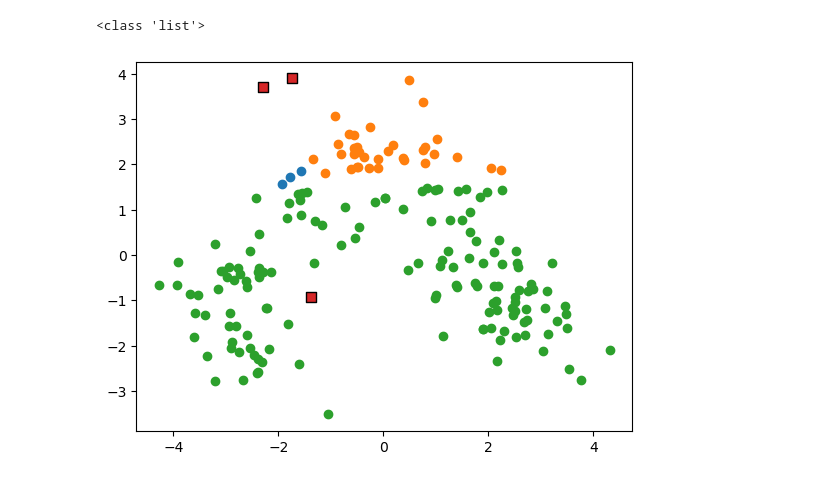
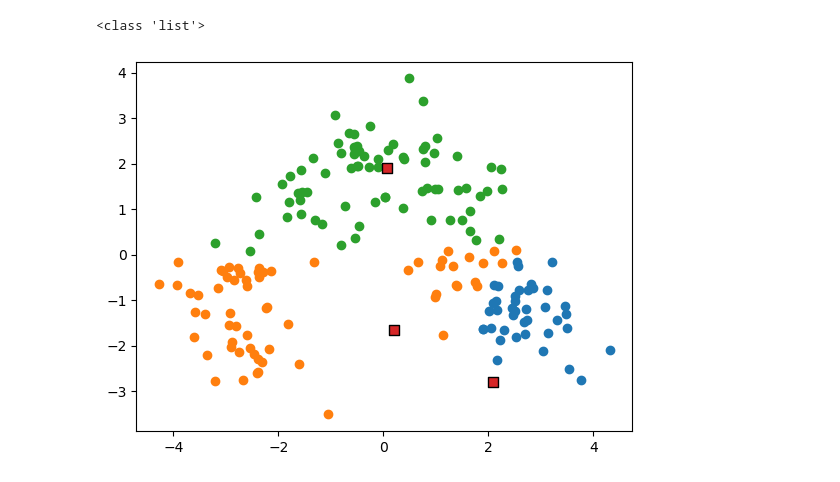
Before and after one commit to Stickkan/Lab-3, a Jupyter notebook: labb3.ipynb, the cells around one changed output. Cells and saved outputs as stored; diff of their text form; code cells hidden in the pictures.

```diff
--- a/labb3.ipynb
+++ b/labb3.ipynb
@@ -154,8 +154,14 @@ def point_clustering(data, centers, dims, centroids, num_dims):
 
     return zero_list, one_list, two_list
 
-def mean_center(data, center, dims):
-    return new_centers
+def new_centroids(centroid_lists, dims, k):
+
+    new_centroids = [[] for x in range(0,k)] #0 for x in range(0,k)
+    for i in range(0,k):
+        new_centroids[i] = sum(centroid_lists[i])
+        new_centroids[i] = np.divide(new_centroids[i], len(centroid_lists[i]))
+
+    return new_centroids
 # %%
 num_dims = 2
 num_centroids = 3
@@ -207,31 +213,105 @@ for i in range(len(one_list)):
 
 one_list_y_values = []
 for i in range(len(one_list)):
     one_list_y_values.append(one_list[i][1])
 
 two_list_x_values = []
 for i in range(len(two_list)):
     two_list_x_values.append(two_list[i][0])
 
 two_list_y_values = []
 for i in range(len(two_list)):
     two_list_y_values.append(two_list[i][1])
 
 plt.scatter(x = zero_list_x_values, y = zero_list_y_values)
 
 plt.scatter(x = one_list_x_values, y = one_list_y_values)
 
 plt.scatter(x = two_list_x_values, y = two_list_y_values)
 
 plt.scatter(x =[centroids[0][0], centroids[1][0], centroids[2][0]],y =[centroids[0][1], centroids[1][1], centroids[2][1]], marker = "s", edgecolor = "black", s = 50)
 
 """plt.scatter(zero_list)
 plt.scatter(one_list)
 plt.scatter(two_list)"""
 plt.show()
 
+print(centroids)
+
+centroid_lists = [zero_list, one_list,two_list]
+print(len(centroid_lists))
+print(len(zero_list))
+print(len(one_list))
+print(len(two_list))
+
+new_centroids = new_centroids(centroid_lists, num_dims, num_centroids)
+
+
+plt.scatter(x = zero_list_x_values, y = zero_list_y_values)
+
+plt.scatter(x = one_list_x_values, y = one_list_y_values)
+
+plt.scatter(x = two_list_x_values, y = two_list_y_values)
+
+plt.scatter(x =[new_centroids[0][0], new_centroids[1][0], new_centroids[2][0]],y =[new_centroids[0][1], new_centroids[1][1], new_centroids[2][1]], marker = "s", edgecolor = "black", s = 50)
+
+plt.show()
+
+zero_list = []
+two_list = []
+one_list = []
+
+for point in range(0, len(pca_data)):
+    distance, index= smallest_centroid_distance(pca_data.astype(float).iloc[point,0:num_dims].T, new_centroids, num_dims)
+
+    #print(index)
+    #print("point" + str(point))
+    if index == 0:
+        zero_list.append(pca_data.astype(float).iloc[point,0:num_dims].T)
+    elif index == 1:
+        one_list.append(pca_data.astype(float).iloc[point,0:num_dims].T)
+    elif index ==2:
+        two_list.append(pca_data.astype(float).iloc[point,0:num_dims].T)
+
+
+
+zero_list_x_values = []
+for i in range(len(zero_list)):
+    zero_list_x_values.append(zero_list[i][0])
+
+zero_list_y_values = []
+for i in range(len(zero_list)):
+    zero_list_y_values.append(zero_list[i][1])
+
+one_list_x_values = []
+for i in range(len(one_list)):
+    one_list_x_values.append(one_list[i][0])
+
+one_list_y_values = []
+for i in range(len(one_list)):
+    one_list_y_values.append(one_list[i][1])
+
+two_list_x_values = []
+for i in range(len(two_list)):
+    two_list_x_values.append(two_list[i][0])
+
+two_list_y_values = []
+for i in range(len(two_list)):
+    two_list_y_values.append(two_list[i][1])
+
+plt.scatter(x = zero_list_x_values, y = zero_list_y_values)
+
+plt.scatter(x = one_list_x_values, y = one_list_y_values)
+
+plt.scatter(x = two_list_x_values, y = two_list_y_values)
+
+plt.scatter(x =[new_centroids[0][0], new_centroids[1][0], new_centroids[2][0]],y =[new_centroids[0][1], new_centroids[1][1], new_centroids[2][1]], marker = "s", edgecolor = "black", s = 50)
+
+plt.show()
+
+
 
 
 #point_clustering(pca_data.astype(float).iloc[:,:].values, num_centroids, num_dims, centroids, num_dims)
 # %% [output]
-[figure, old version]
+[figure, new version]
```
Also changed, not shown: parts of 1 cell of this notebook.
